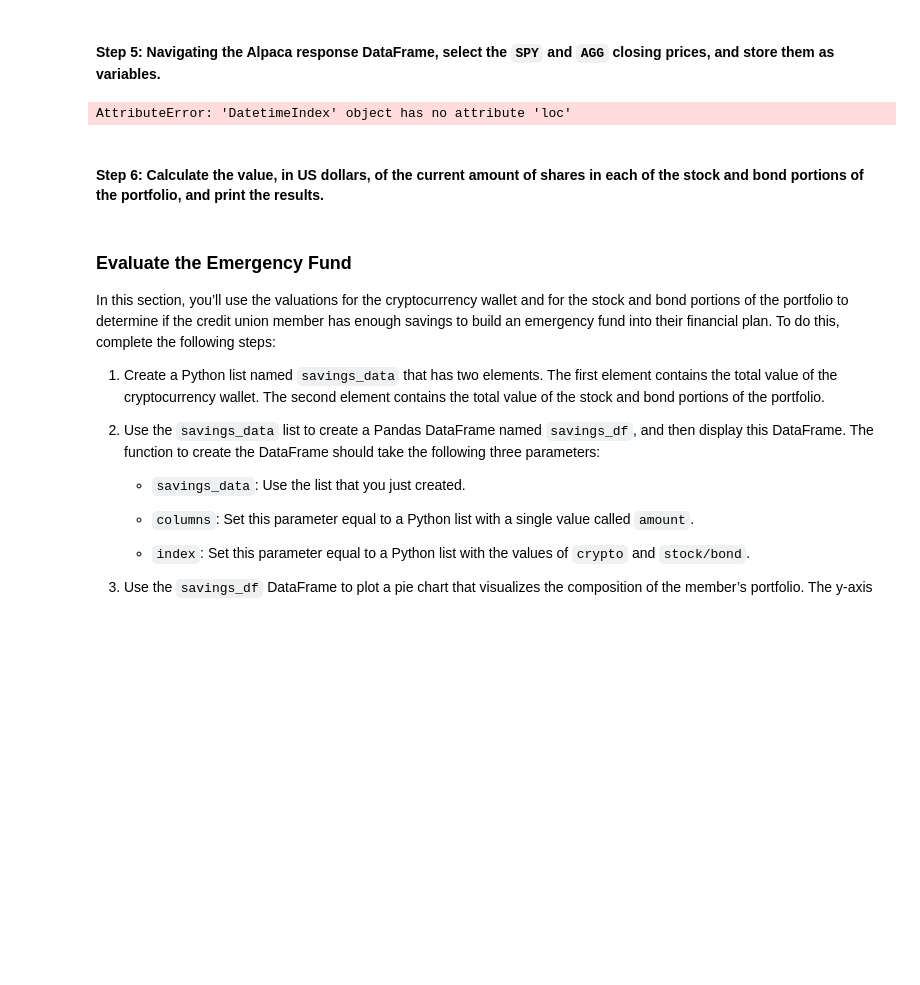
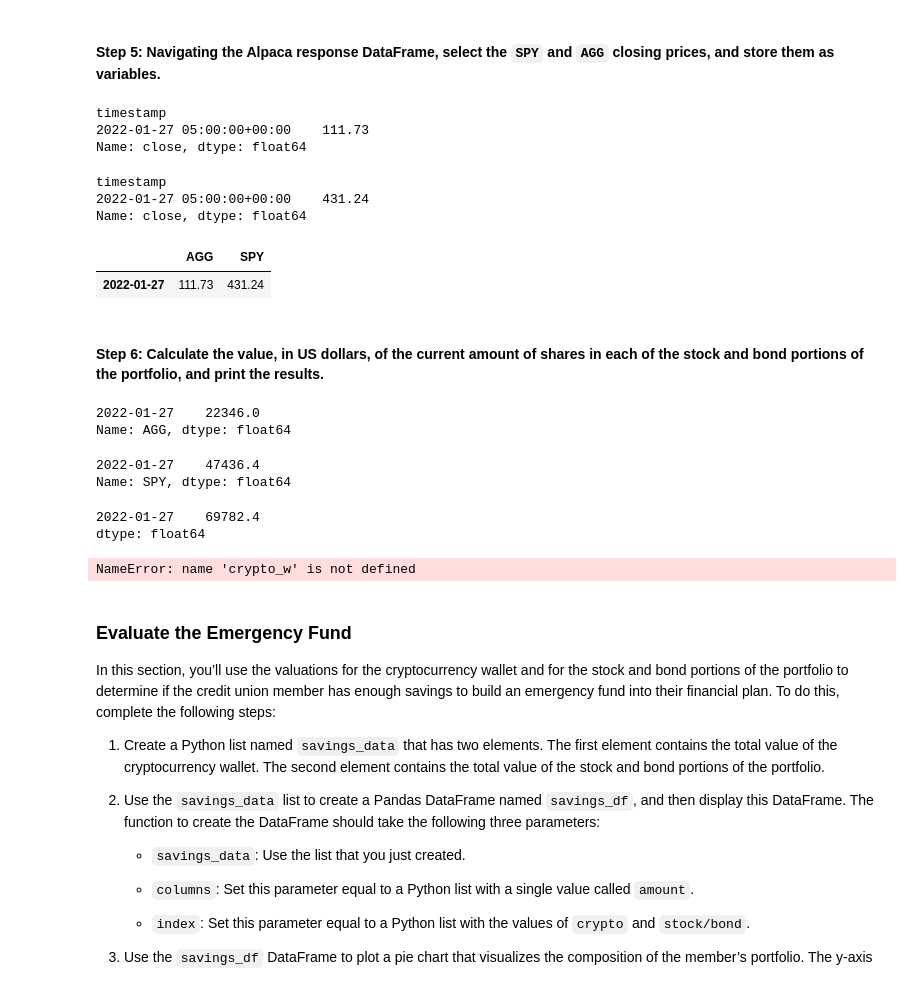
Before and after one commit to SkyRanger05/Module-Challenges, a Jupyter notebook: financial_planning_tools.ipynb, the cells around one changed output. Cells and saved outputs as stored; diff of their text form; code cells hidden in the pictures; blank space fills up the shorter version.

Commit message:
Added calculations for stocks & bonds

```diff
--- a/financial_planning_tools.ipynb
+++ b/financial_planning_tools.ipynb
@@ -313,47 +313,77 @@ df_portfolio.head()
 #### Step 5: Navigating the Alpaca response DataFrame, select the `SPY` and `AGG` closing prices, and store them as variables.
 # %%
 # Access the closing price for AGG from the Alpaca DataFrame
+agg_close = df_portfolio['AGG']['close']
 
 # Converting the value to a floating point number
-# agg_close_price = df_portfolio.loc
+agg_close_price = agg_close.astype('float')
 
 # Print the AGG closing price
+agg_close_price
 # %% [output]
-AttributeError: 'DatetimeIndex' object has no attribute 'loc'
+timestamp
+2022-01-27 05:00:00+00:00    111.73
+Name: close, dtype: float64
 # %%
 # Access the closing price for SPY from the Alpaca DataFrame
+spy_close = df_portfolio['SPY']['close']
 # Converting the value to a floating point number
-spy_close_price = # YOUR CODE HERE
+spy_close_price = spy_close.astype('float')
 
 # Print the SPY closing price
-# YOUR CODE HERE
+spy_close_price
+# %% [output]
+timestamp
+2022-01-27 05:00:00+00:00    431.24
+Name: close, dtype: float64
+# %%
+closing_prices_df = pd.DataFrame()
+closing_prices_df['AGG'] = agg_close_price
+closing_prices_df['SPY'] = spy_close_price
+
+closing_prices_df.index = closing_prices_df.index.date
+closing_prices_df
+# %% [output]
+|  | AGG | SPY |
+| 2022-01-27 | 111.73 | 431.24 |
 # %% [markdown]
 #### Step 6: Calculate the value, in US dollars, of the current amount of shares in each of the stock and bond portions of the portfolio, and print the results.
 # %%
 # Calculate the current value of the bond portion of the portfolio
-agg_value = # YOUR CODE HERE
+agg_value = closing_prices_df['AGG'] * agg_shares
 
 # Print the current value of the bond portfolio
-# YOUR CODE HERE
+agg_value
+# %% [output]
+2022-01-27    22346.0
+Name: AGG, dtype: float64
 # %%
 # Calculate the current value of the stock portion of the portfolio
-spy_value = # YOUR CODE HERE
+spy_value = closing_prices_df['SPY'] * spy_shares
 
 # Print the current value of the stock portfolio
-# YOUR CODE HERE
+spy_value
+# %% [output]
+2022-01-27    47436.4
+Name: SPY, dtype: float64
 # %%
 # Calculate the total value of the stock and bond portion of the portfolio
-total_stocks_bonds = # YOUR CODE HERE
+total_stocks_bonds = agg_value + spy_value
 
 # Print the current balance of the stock and bond portion of the portfolio
-# YOUR CODE HERE
+total_stocks_bonds
+# %% [output]
+2022-01-27    69782.4
+dtype: float64
 # %%
 # Calculate the total value of the member's entire savings portfolio
 # Add the value of the cryptocurrency walled to the value of the total stocks and bonds
-total_portfolio = # YOUR CODE HERE
+total_portfolio = crypto_w
 
 # Print current cryptocurrency wallet balance
 # YOUR CODE HERE
+# %% [output]
+NameError: name 'crypto_w' is not defined
 # %% [markdown]
 ### Evaluate the Emergency Fund
 
```
Also changed, not shown: parts of 11 cells of this notebook.
